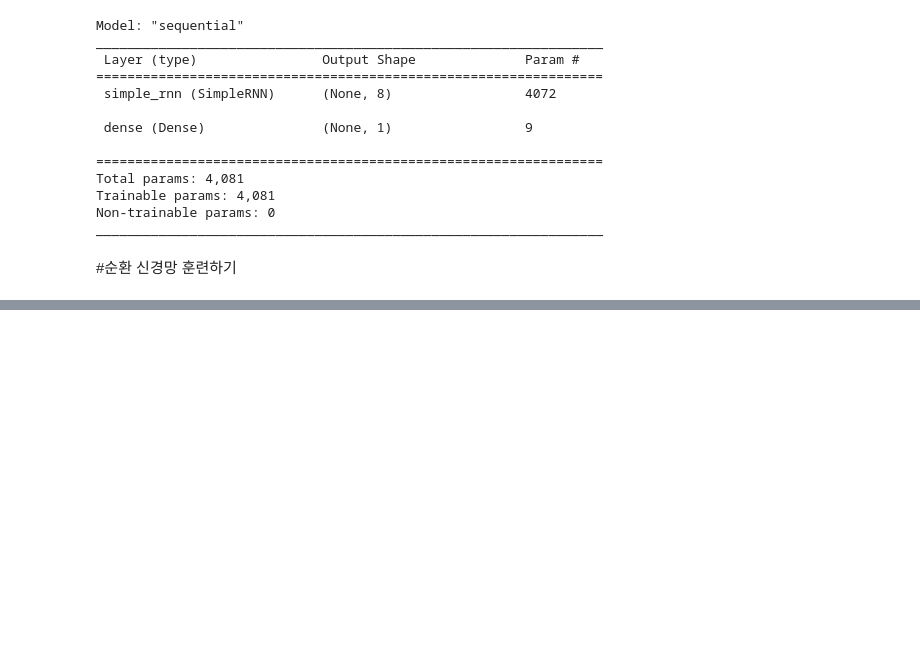
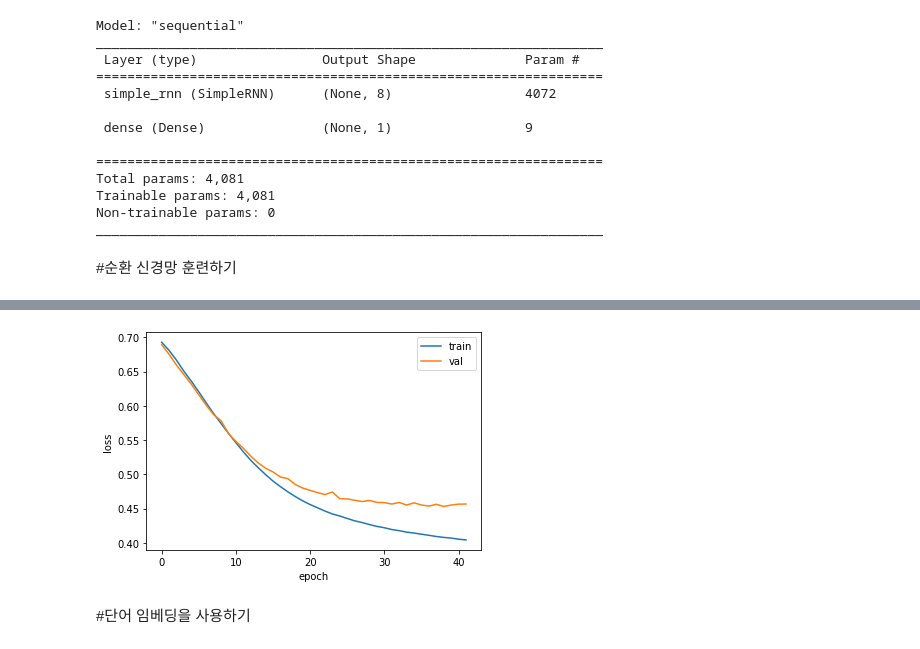
Before and after one commit to serinss/seSAC_ML_DL, a Jupyter notebook: 09_2_순환_신경망으로_IMDB_리뷰_분류하기.ipynb, the cells around one changed output, grey strips where cells are left out. Drawn from its saved outputs; the diff is of its cells as text; code cells hidden in the pictures; blank space fills up the shorter version.

```diff
--- a/09_2_순환_신경망으로_IMDB_리뷰_분류하기.ipynb
+++ b/09_2_순환_신경망으로_IMDB_리뷰_분류하기.ipynb
@@ -133,3 +149,14 @@ Epoch 41/100
 313/313 [==============================] - 12s 37ms/step - loss: 0.4053 - accuracy: 0.8230 - val_loss: 0.4565 - val_accuracy: 0.7884
 Epoch 42/100
 313/313 [==============================] - 11s 35ms/step - loss: 0.4042 - accuracy: 0.8221 - val_loss: 0.4567 - val_accuracy: 0.7912
+# %%
+plt.plot(history.history['loss'])
+plt.plot(history.history['val_loss'])
+plt.xlabel('epoch')
+plt.ylabel('loss')
+plt.legend(['train','val'])
+plt.show()
+# %% [output]
+[figure, added]
+# %% [markdown]
+#단어 임베딩을 사용하기
```
Also changed, not shown: parts of 5 cells of this notebook.
